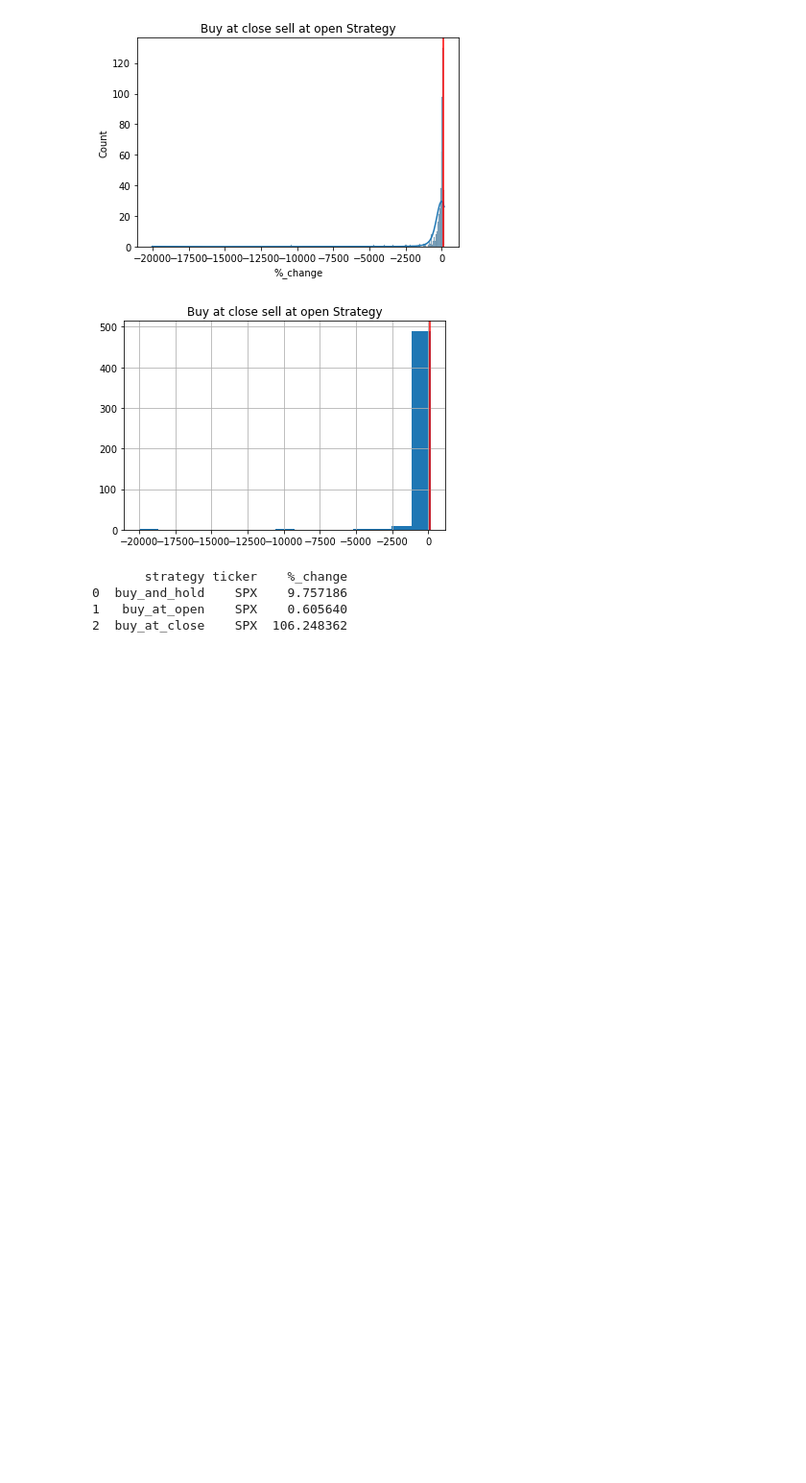
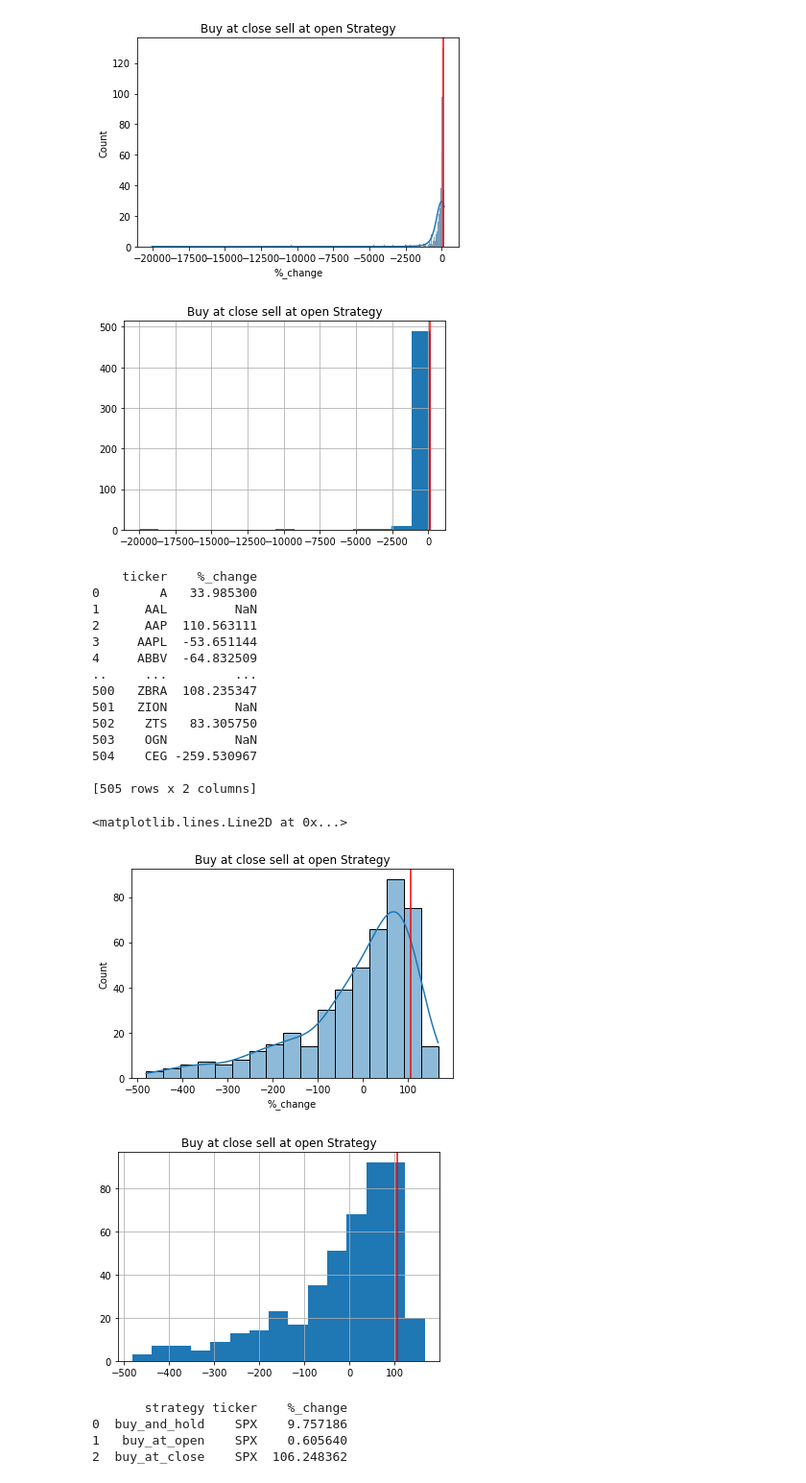
Before and after one commit to pkearney-da/project, a Jupyter notebook: UCD_project.ipynb, the cells around one changed output. Shown at 96% size. Saved outputs shown, nothing was run; the diff lists cells and outputs as text; code cells hidden in the pictures; blank space fills up the shorter version.

```diff
--- a/UCD_project.ipynb
+++ b/UCD_project.ipynb
@@ -296,6 +327,36 @@ print(close_max, close_min, close_spx)
 417    SPX  106.248362
 [figure]
 [figure]
+# %%
+df_adj = buy_close
+
+outliers()
+
+print(buy_close)
+
+sns.histplot(buy_close['%_change'], kde = True).set(title='Buy at close sell at open Strategy')
+plt.axvline(106.248362, 0, 1, color='r')
+buy_close.hist(bins = 15)
+plt.title('Buy at close sell at open Strategy')
+plt.axvline(106.248362, 0, 1, color='r')
+# %% [output]
+    ticker    %_change
+0        A   33.985300
+1      AAL         NaN
+2      AAP  110.563111
+3     AAPL  -53.651144
+4     ABBV  -64.832509
+..     ...         ...
+500   ZBRA  108.235347
+501   ZION         NaN
+502    ZTS   83.305750
+503    OGN         NaN
+504    CEG -259.530967
+
+[505 rows x 2 columns]
+<matplotlib.lines.Line2D at 0x...>
+[figure, added]
+[figure, added]
 # %%
 #SPX comparison
 spx_results = pd.concat([hold_spx, open_spx, close_spx], ignore_index=True)
```
Also changed, not shown: parts of 5 cells of this notebook.
